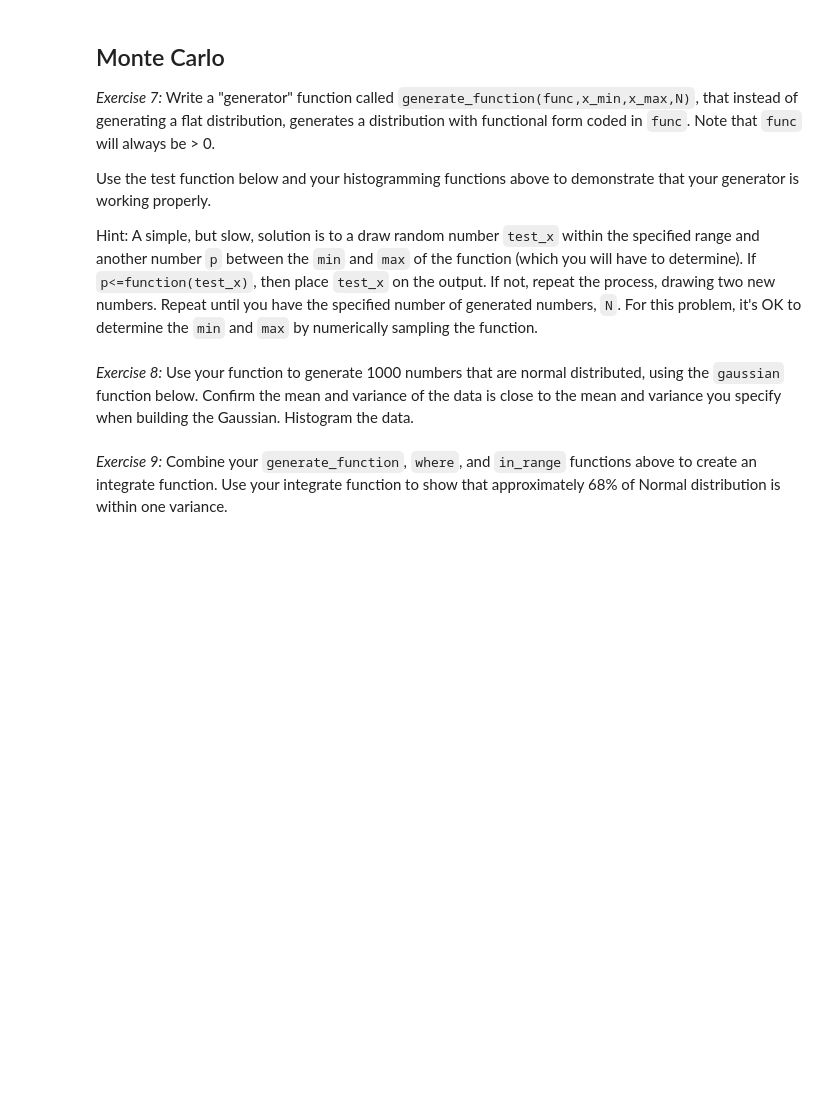
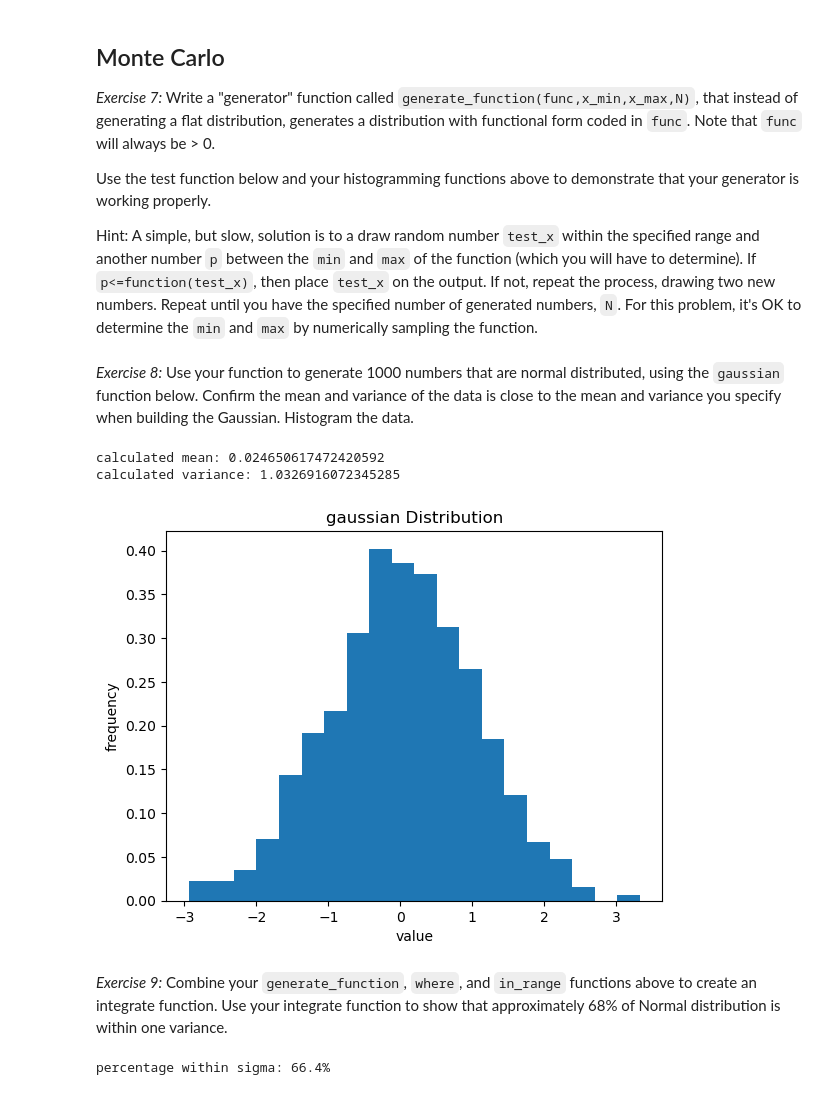
Before and after one commit to faizahkh/DATA3402.Spring.2025, a Jupyter notebook: Labs/Lab.3/Lab.3.solution.ipynb, the cells around one changed output. Drawn from its saved outputs; the diff is of its cells as text; code cells hidden in the pictures; blank space fills up the shorter version.

```diff
--- a/Labs/Lab.3/Lab.3.solution.ipynb
+++ b/Labs/Lab.3/Lab.3.solution.ipynb
@@ -297,3 +333,7 @@ print ("Number of Entries passing F2:", len(where(data,F2)))
+# %%
+data = [0, 1, 2, 3, 4, 5, 6, 7, 8, 9, 10, 12, 15]
+even_indices = [i for i in range(len(data)) if (lambda x: x % 2 == 0)(data[i])]
+odd_indices = [i for i in range(len(data))]
 # %% [markdown]
 ## Monte Carlo
 
@@ -315,2 +345,17 @@ def generate_function(func,x_min,x_max,N=1000):
+# %%
+import random
+def generate_function(func, x_min, x_max, N=1000):
+    out = []
+    sample_points = 1000
+    x_values = [x_min + (x_max - x_min) * i / sample_points for i in range(sample_points)]
+    func_max = max(map(func, x_values))
+
+    while len(out) < N:
+        test_x = random.uniform(x_min, x_max)
+        p = random.uniform(0, func_max)
+        if p <= func(test_x):
+            out.append(test_x)
+
+    return out
 # %%
 # A test function
@@ -320,18 +365,53 @@ def test_func(x,a=1,b=1):
 *Exercise 8:* Use your function to generate 1000 numbers that are normal distributed, using the `gaussian` function below. Confirm the mean and variance of the data is close to the mean and variance you specify when building the Gaussian. Histogram the data.
 # %%
 import math
+import numpy as np
 
 def gaussian(mean, sigma):
     def f(x):
-        return math.exp(-((x-mean)**2)/(2*sigma**2))/math.sqrt(math.pi*sigma)
+        return math.exp(-((x - mean) ** 2) / (2 * sigma ** 2)) / (math.sqrt(2 * math.pi) * sigma)
     return f
+mean = 0
+sigma = 1
+gaussian_func = gaussian(mean, sigma)
+normal_data = generate_function(gaussian_func, mean - 5 * sigma, mean + 5 * sigma, 1000)
+calculated_mean = np.mean(normal_data)
+calculated_variance = np.var(normal_data)
+
+print(f"calculated mean: {calculated_mean}")
+print(f"calculated variance: {calculated_variance}")
+
+
+def draw_histogram(data, n_bins=20):
+    import matplotlib.pyplot as plt
+
+    plt.hist(data, bins=n_bins, density=True)
+    plt.title("gaussian Distribution")
+    plt.xlabel("value")
+    plt.ylabel("frequency")
+    plt.show()
+
+draw_histogram(normal_data)
+
 
 # Example Instantiation
 g1=gaussian(0,1)
 g2=gaussian(10,3)
+# %% [output]
+calculated mean: 0.024650617472420592
+calculated variance: 1.0326916072345285
+[figure, added]
 # %% [markdown]
 *Exercise 9:* Combine your `generate_function`, `where`, and `in_range` functions above to create an integrate function. Use your integrate function to show that approximately 68% of Normal distribution is within one variance.
 # %%
 def integrate(func, x_min, x_max, n_points=1000):
 
     return integral
+# %%
+in_range = lambda x: (mean - sigma) <= x <= (mean + sigma)
+within_one_sigma = len(list(filter(in_range, normal_data)))
+
+percentage_within_one_sigma = (within_one_sigma / len(normal_data)) * 100
+print(f"percentage within sigma: {percentage_within_one_sigma}%")
+# %% [output]
+percentage within sigma: 66.4%
```
Also changed, not shown: parts of 23 cells of this notebook.
